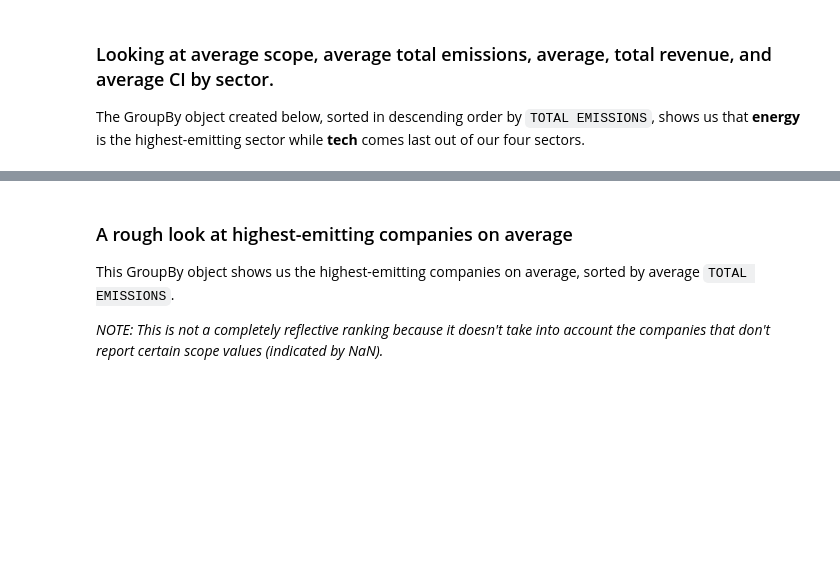
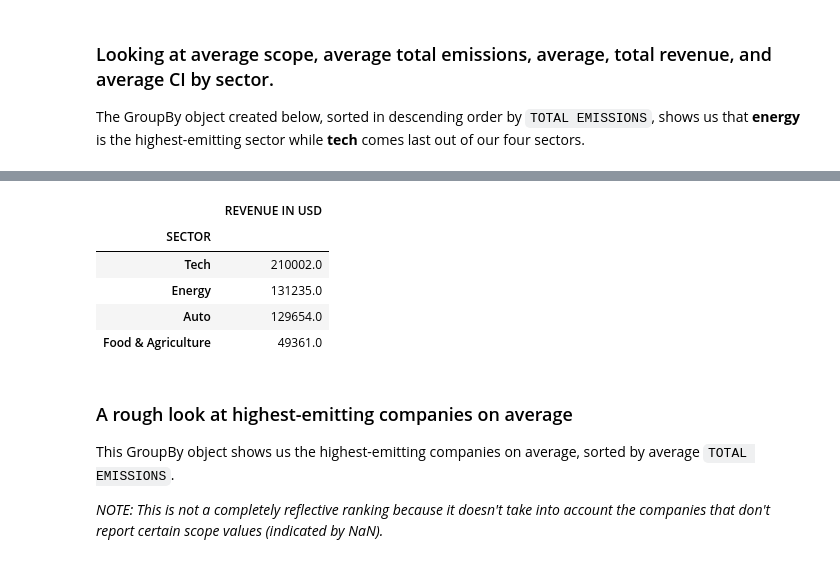
Before and after one commit to zcjanin/decarbonization-2024, a Jupyter notebook: Decarbo_EDA.ipynb, the cells around one changed output, grey strips where cells are left out. Saved outputs shown, nothing was run; the diff lists cells and outputs as text; code cells hidden in the pictures; blank space fills up the shorter version.

```diff
--- a/Decarbo_EDA.ipynb
+++ b/Decarbo_EDA.ipynb
@@ -337,7 +348,15 @@ avg_sectors
 # %%
 # Average Corporate Revenues converted to USD
 
-sectors.groupby('SECTOR').mean(numeric_only=True).sort_values(by='REVENUE IN USD', ascending=False).round(0)[['REVENUE IN USD']]
+avg_ci = sectors.groupby('SECTOR').mean(numeric_only=True).sort_values(by='REVENUE IN USD', ascending=False).round(0)[['REVENUE IN USD']]
+avg_ci
+# %% [output]
+|  | REVENUE IN USD |
+| SECTOR |  |
+| Tech | 210002.0 |
+| Energy | 131235.0 |
+| Auto | 129654.0 |
+| Food & Agriculture | 49361.0 |
 # %% [markdown]
 ### A rough look at highest-emitting companies on average
 
```
Also changed, not shown: parts of 9 cells of this notebook.
